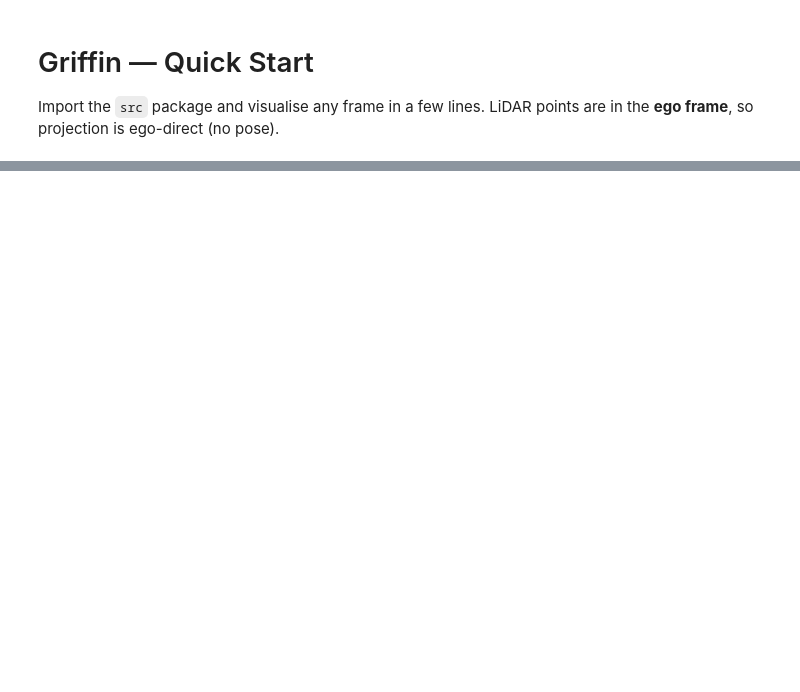
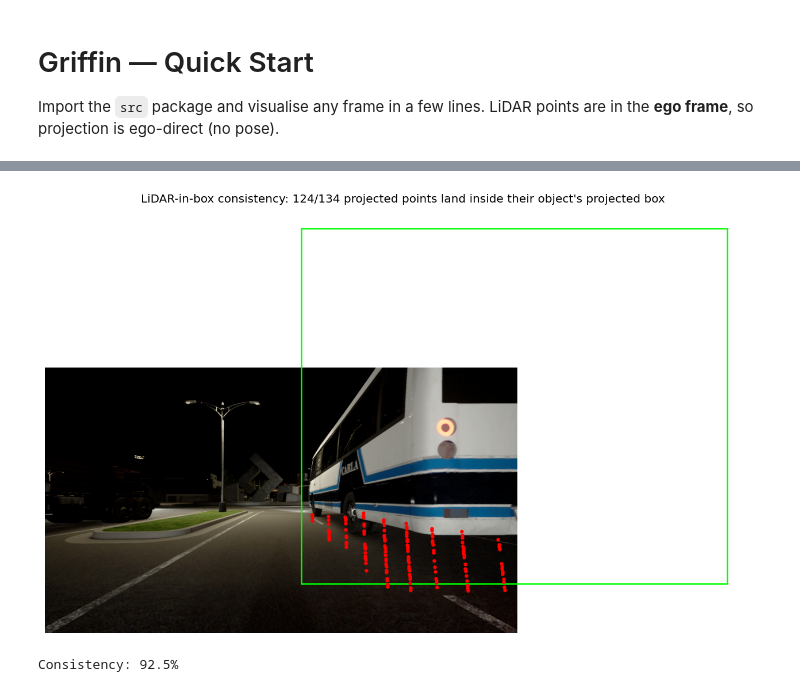
Before and after one commit to adarsh-nl/Fault-Injectors, a Jupyter notebook: notebooks/quick_start.ipynb, the cells around one changed output, grey strips where cells are left out. Drawn from its saved outputs; the diff is of its cells as text; code cells hidden in the pictures; blank space fills up the shorter version.

Commit message:
Update data loaders and fault-injection visualisation notebooks

```diff
--- a/notebooks/quick_start.ipynb
+++ b/notebooks/quick_start.ipynb
@@ -42,0 +105,57 @@ fig = plot_boxes_on_image(img, anns, K, T_ego_to_sensor, camera=CAMERA); plt.sho
+# %%
+import numpy as np
+import matplotlib.pyplot as plt
+import glob, os
+from src import (load_lidar, load_image, load_calib_griffin, load_labels_for_frame,
+                 get_file_lists, project_lidar_to_image, project_ego_to_img,
+                 ego_box_corners_3d)
+
+FRAME_IDX, CAMERA = 650, 'front'
+pts  = load_lidar(files['lidar_plys'][FRAME_IDX])          # now true ego frame
+anns = load_labels_for_frame(VEH, files['pose_files'], FRAME_IDX)
+K, T_es = load_calib_griffin(CALIB_DIR, camera=CAMERA)
+img = load_image(sorted(glob.glob(os.path.join(VEH, 'camera', CAMERA, '*.png')))[FRAME_IDX])
+h, w = img.shape[:2]
+
+def points_in_box(pts_ego, ann, margin=0.2):
+    """Boolean mask of points inside the (slightly inflated) 3D box, ego frame."""
+    c = np.array([ann['x'], ann['y'], ann['z']])
+    yaw = np.radians(ann['yaw'])
+    R = np.array([[ np.cos(yaw), np.sin(yaw), 0],
+                  [-np.sin(yaw), np.cos(yaw), 0],
+                  [0, 0, 1]])                      # ego -> box rotation
+    local = (R @ (pts_ego[:, :3] - c).T).T
+    half = np.array([ann['l']/2 + margin, ann['w']/2 + margin, ann['h']/2 + margin])
+    return np.all(np.abs(local) <= half, axis=1)
+
+fig, ax = plt.subplots(figsize=(15, 8))
+ax.imshow(img)
+total_in, total_consistent = 0, 0
+
+for ann in anns:
+    mask = points_in_box(pts, ann)
+    if mask.sum() == 0:
+        continue
+    corners_uvd = project_ego_to_img(ego_box_corners_3d(ann), K, T_es, h, w)
+    uvd = project_lidar_to_image(pts[mask][:, :3], K, T_es, h, w)
+    if (corners_uvd[:, 2] > 0).sum() < 4 or len(uvd) == 0:
+        continue
+    vis = corners_uvd[corners_uvd[:, 2] > 0]
+    u0, u1 = vis[:, 0].min(), vis[:, 0].max()
+    v0, v1 = vis[:, 1].min(), vis[:, 1].max()
+    inside_2d = ((uvd[:, 0] >= u0) & (uvd[:, 0] <= u1) &
+                 (uvd[:, 1] >= v0) & (uvd[:, 1] <= v1))
+    total_in += len(uvd)
+    total_consistent += inside_2d.sum()
+    ax.add_patch(plt.Rectangle((u0, v0), u1 - u0, v1 - v0,
+                               fill=False, color='lime', lw=1.5))
+    ax.scatter(uvd[:, 0], uvd[:, 1], c='red', s=8)
+
+ax.set_title(f'LiDAR-in-box consistency: {total_consistent}/{total_in} projected points '
+             f'land inside their object\'s projected box')
+ax.axis('off')
+plt.show()
+print(f'Consistency: {100 * total_consistent / max(total_in, 1):.1f}%')
+# %% [output]
+[figure, added]
+Consistency: 92.5%
```
Also changed, not shown: parts of 7 cells of this notebook, 3 other files.
